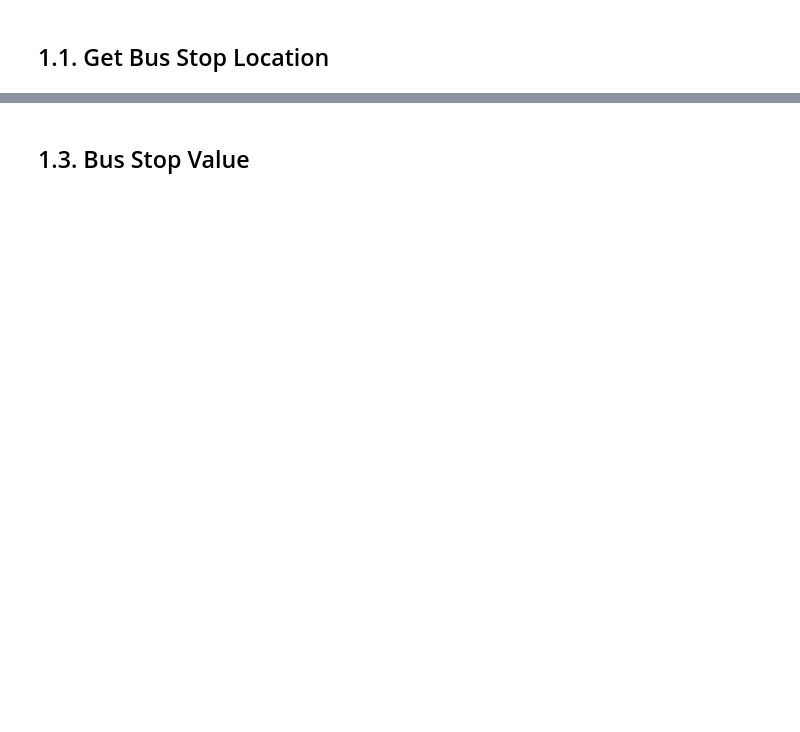
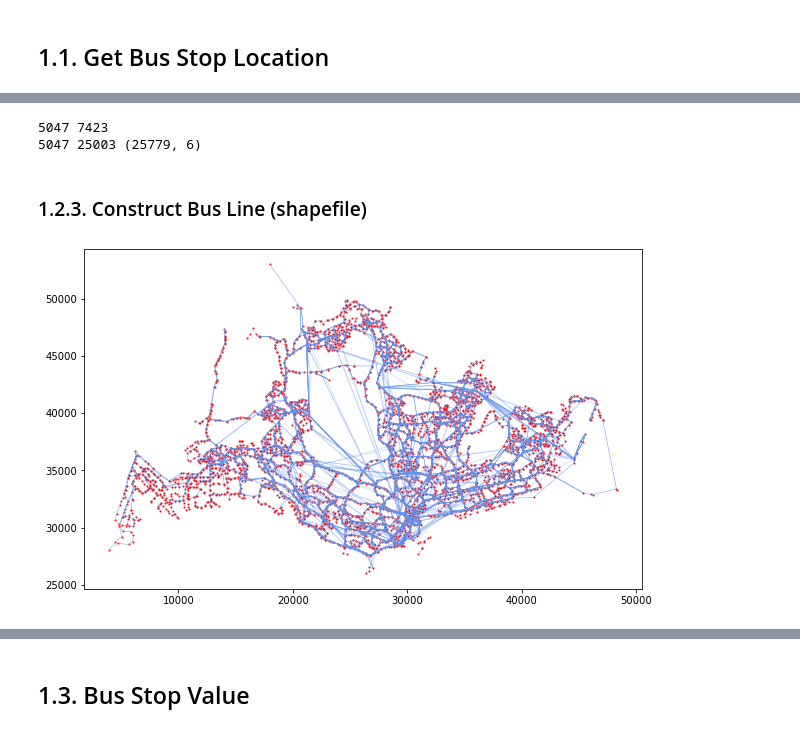
Before and after one commit to veager/GeoDatabase-SG, a Jupyter notebook: DataExplore.ipynb, the cells around one changed output, grey strips where cells are left out. Cells and saved outputs as stored; diff of their text form; code cells hidden in the pictures; blank space fills up the shorter version.

```diff
--- a/DataExplore.ipynb
+++ b/DataExplore.ipynb
@@ -97,0 +156,13 @@ ax1 = bus_stop_loc.plot(markersize=1, ax=ax1)
+# %%
+# get bus route list csv file
+path = os.path.join(ROOT_PATH, 'Public-Trainsit-Bus', 'Route',
+    'Bus Route (from datamall API)',
+    'bus_routes_2021-12-21',
+    'bus_routes_2021-12-21.csv'
+)
+
+bus_route = gbn.ReadBusRouteCsv(path)
+display(bus_route.head(5))
+
+# bus_route1 = bus_route.merge(right=bus_stop, on='BusStopCode', how='inner')
+# display(bus_route1.shape, bus_route1.head(5))
@@ -98,49 +178,25 @@ ax1 = bus_stop_loc.plot(markersize=1, ax=ax1)
 # %%
-def BusStopRouteNet():
+bus_net = gbn.BusStopRoute2Net(bus_stop, bus_route)
+bus_net = gbn.NetProcessing(bus_net)
+print(len(bus_net.nodes), len(bus_net.edges))
 
-    # get bus stop location
-    bus_stop_loc = BusStopLocPd()
-
-    # get bus route list csv file
-    path = os.path.join(ROOT_PATH, 'Public-Trainsit-Bus', 'Routes & Stop Location',
-        'Bus Routes (from datamall API)',
-        'bus_routes_2021-12-21',
-        'bus_routes_2021-12-21.csv'
-    )
-    bus_route = gbr.ReadBusRoute(path)
-
-    # bus route to network
-    bus_net = gbr.BusRoute2Net(bust_route)
-    # bus network add bus stop location
-    bus_net = gbr.BusNetAddLoc(net, bus_stop_loc)
-    # processe bus stop of network which have no location info
-    # still have some problem with this function
-    bus_net = gbr.NetProcessing(bus_net)
-
-    # nx.write_edgelist(net, path='bus_route_network.csv', delimiter=',')
-    # nx.write_gexf(net, 'bus_route_network.gexf')
-    # from networkx.drawing.nx_pydot import write_dot
-    # write_dot(net, 'bus_route_network.dot')
-    # nx.write_gexf(net, 'bus_route_network.gexf')
-
-    return bus_route, bus_net
-# ----------------------------------------------------------------------
-
-
-bus_route, bus_net = BusStopRouteNet()
-
-# bus network to node list and edge list, which are input to Gephi
-# node_pd, edge_pd = gbr.BusNet2NodeEgesPd(bus_net)
-# path = os.path.join(ROOT_PATH, 'Public-Trainsit-Bus', 'Gephi-BusNeworks')
-# node_pd.to_csv(os.join.path(path, 'bus_network_node_list_2022-01-19.csv'), index=False)
-# edge_pd.to_csv(os.join.path(path, 'bus_network_edge_list_2022-01-19.csv'), index=False)
-
-# bus route to shapefile
-bus_route_shp = gbr.Route2Shp(bus_route, bus_stop_loc)
+# bus_net1 = gbn.BusStopRoute2Net(bus_stop, bus_route, multiedge=True)
+# print(len(bus_net1.nodes), len(bus_net1.edges), bus_route.shape)
+# %% [output]
+5047 7423
+5047 25003 (25779, 6)
+# %% [markdown]
+### 1.2.3. Construct Bus Line (shapefile)
+# %%
+# bus route to shapefile
+bus_route_shp = gbn.Route2LineShp(bus_stop, bus_route)
+
+# # save file
+# bus_route_shp.to_file('GeoDatabase/shapefiles/bus_line/bus_line.shp')
 # %%
-# route_shp.to_file('GeoDatabase/shapefiles/bus_line/bus_line.shp')
-
-fig = plt.figure(figsize=(10, 8))
+fig = plt.figure()
 ax1 = fig.add_subplot(111)
-ax1 = route_shp.plot(lw=0.5, alpha=0.5, ax=ax1)
-ax1 = bus_stop_loc.plot(color='red', markersize=1, ax=ax1)
+ax1 = bus_route_shp.plot(lw=0.5, alpha=0.5, ax=ax1)
+ax1 = bus_stop.plot(color='red', markersize=1, ax=ax1)
+# %% [output]
+[figure, added]
```
Also changed, not shown: parts of 14 cells of this notebook, 2 other files.
